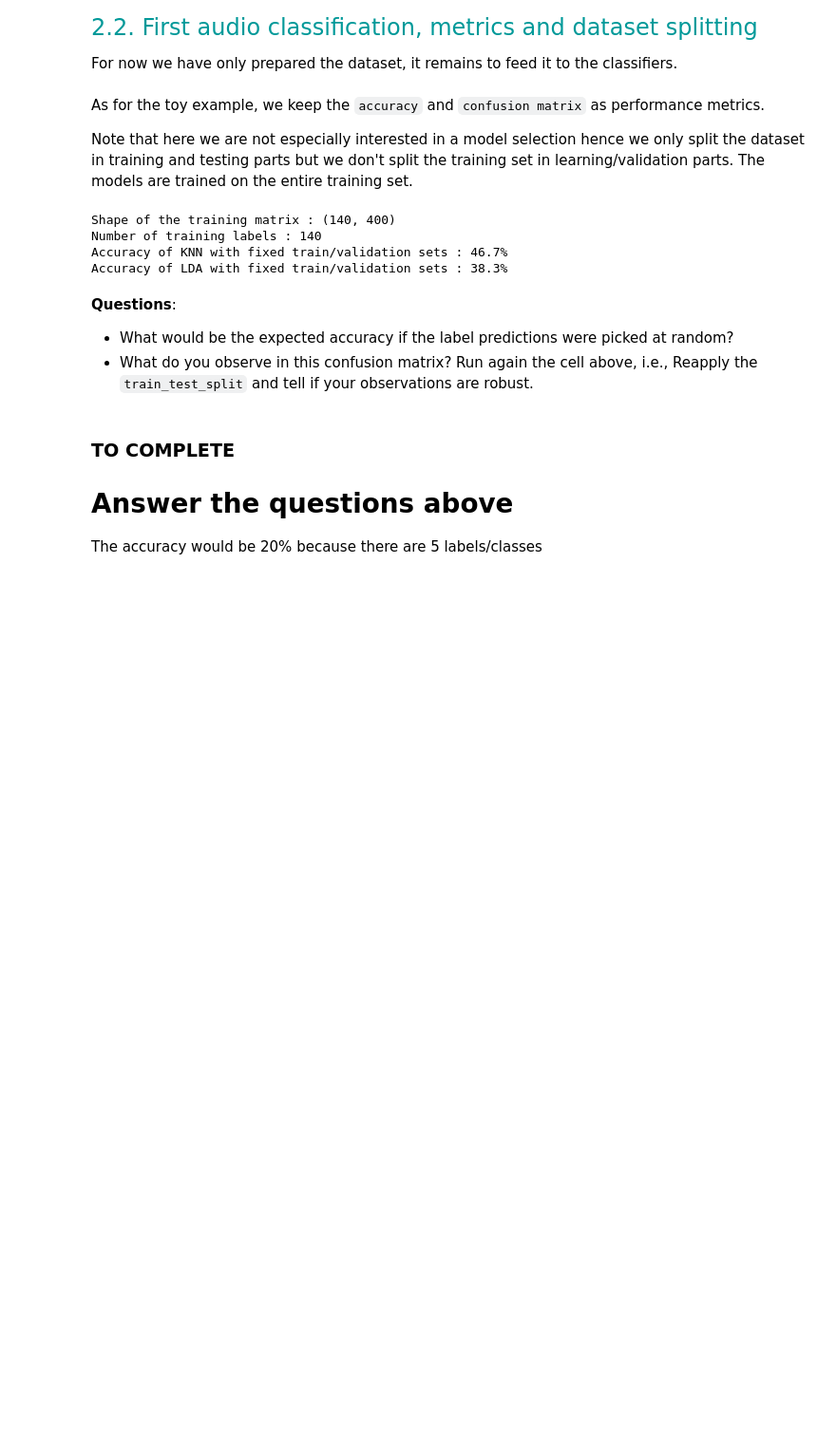
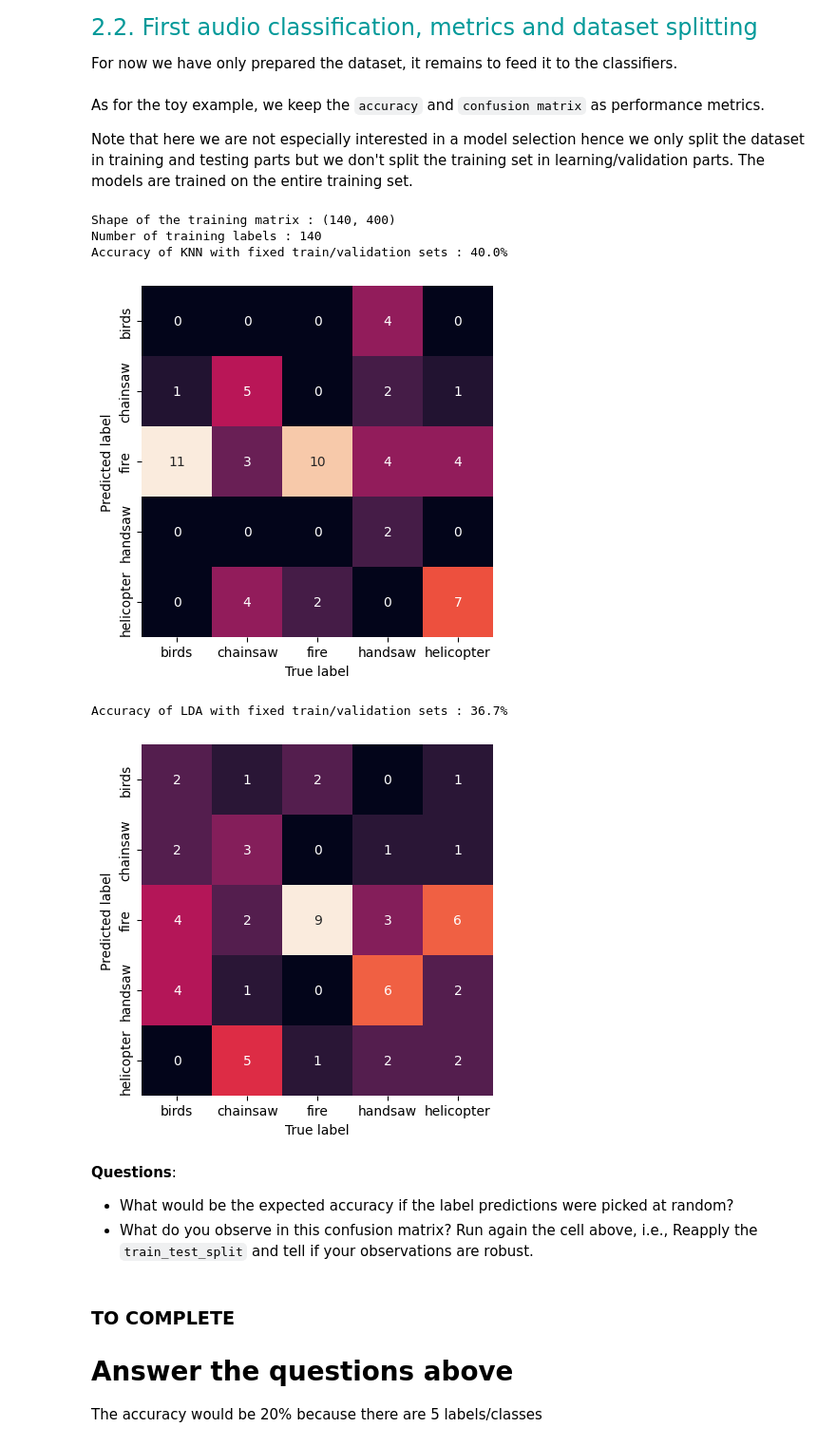
Before and after one commit to CamilleCl/lelec210X_GroupeF, a Jupyter notebook: classification/hands_on_classif2_audio.ipynb, the cells around one changed output. Shown: that part at 95% size. Drawn from its saved outputs; the diff is of its cells as text; code cells hidden in the pictures; blank space fills up the shorter version.

```diff
--- a/classification/hands_on_classif2_audio.ipynb
+++ b/classification/hands_on_classif2_audio.ipynb
@@ -141,27 +142,29 @@ Note that here we are not especially interested in a model selection hence we on
 # %%
 ### TO RUN
 "Shuffle then split the dataset into training and testing subsets"
 X_train, X_test, y_train, y_test = train_test_split(X, y, test_size=0.3, stratify=y) # random_state=1
 print('Shape of the training matrix : {}'.format(X_train.shape))
 print('Number of training labels : {}'.format(len(y_train)))
 
 model_knn.fit(X_train, y_train)
 model_lda.fit(X_train, y_train)
 
 prediction_knn = model_knn.predict(X_test)
 prediction_lda = model_lda.predict(X_test)
 accuracy_knn = accuracy (prediction_knn, y_test)
 accuracy_lda = accuracy (prediction_lda, y_test)
 
 print('Accuracy of KNN with fixed train/validation sets : {:.1f}%'.format(100*accuracy_knn))
-#show_confusion_matrix (prediction_knn, y_test, classnames)
+show_confusion_matrix (prediction_knn, y_test, classnames)
 print('Accuracy of LDA with fixed train/validation sets : {:.1f}%'.format(100*accuracy_lda))
-#show_confusion_matrix (prediction_lda, y_test, classnames)
+show_confusion_matrix (prediction_lda, y_test, classnames)
 # %% [output]
 Shape of the training matrix : (140, 400)
 Number of training labels : 140
-Accuracy of KNN with fixed train/validation sets : 46.7%
-Accuracy of LDA with fixed train/validation sets : 38.3%
+Accuracy of KNN with fixed train/validation sets : 40.0%
+[figure, added]
+Accuracy of LDA with fixed train/validation sets : 36.7%
+[figure, added]
 # %% [markdown]
 **Questions**:
 - What would be the expected accuracy if the label predictions were picked at random?
```
Also changed, not shown: parts of 14 cells of this notebook, 3 other files.
